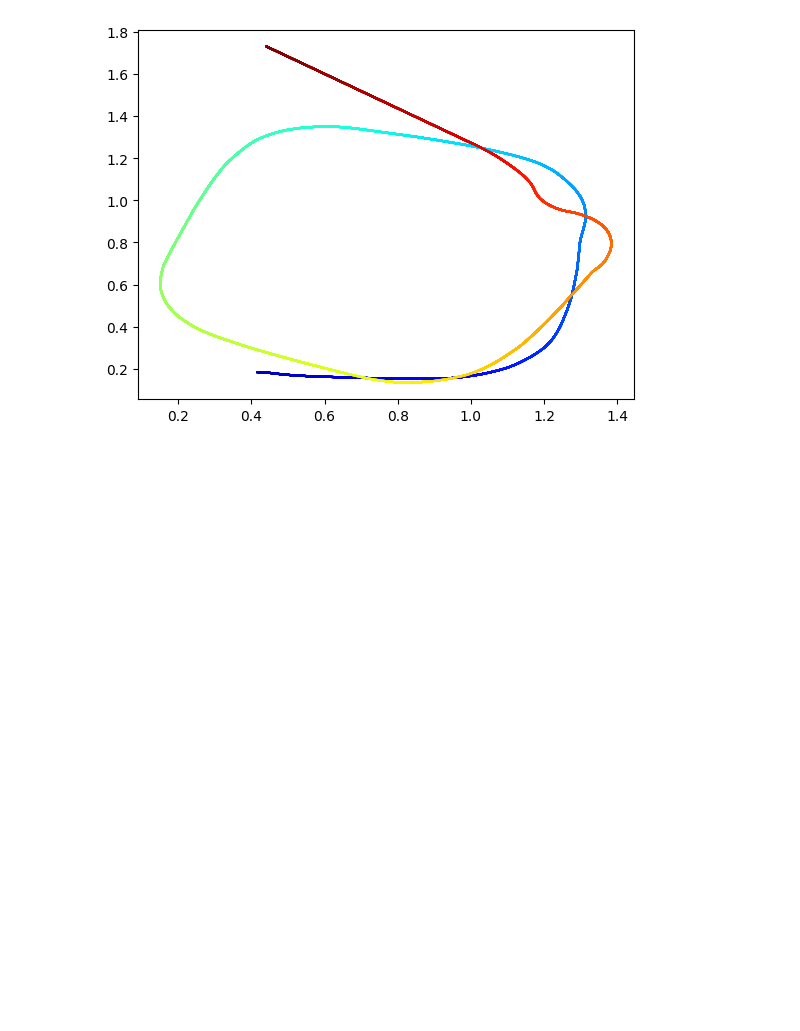
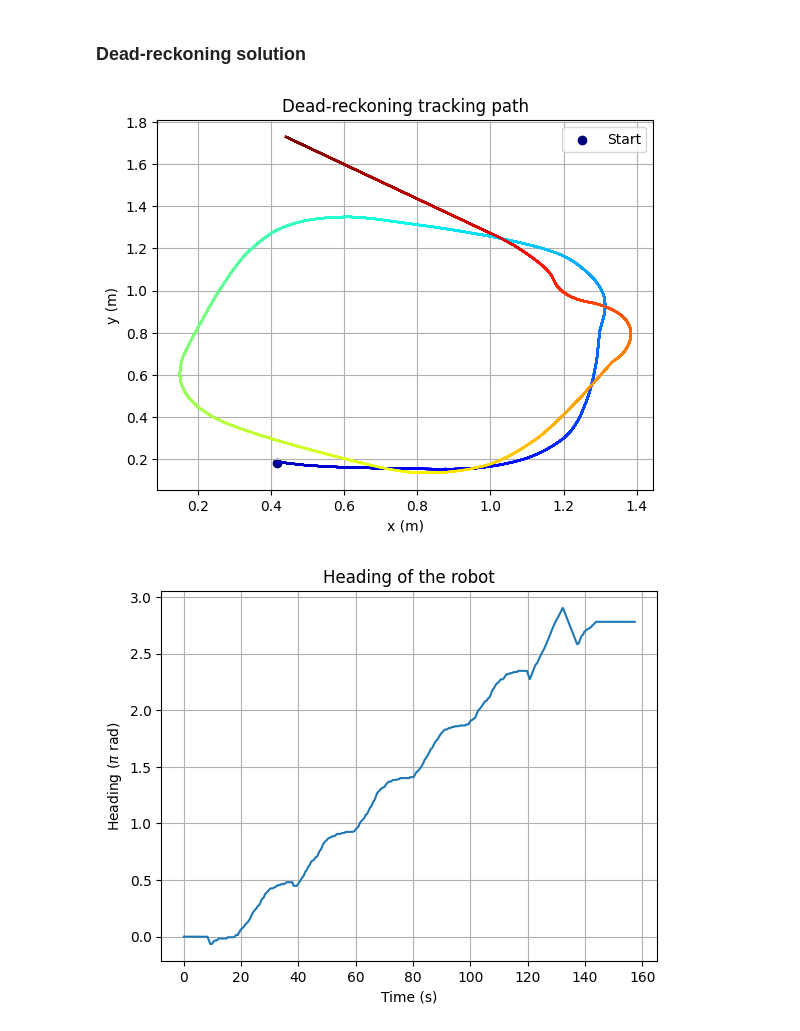
Before and after one commit to davidoroian/bsf_part_two, a Jupyter notebook: src/Task6.ipynb, the cells around one changed output. Cells and saved outputs as stored; diff of their text form; code cells hidden in the pictures; blank space fills up the shorter version.

Commit message:
Task 6 completed, plots of results added

```diff
--- a/src/Task6.ipynb
+++ b/src/Task6.ipynb
@@ -55,7 +78,6 @@ motor_right = motor_data[:,2]
 
 IMU_data = np.loadtxt('../data/task6-task7/imu_tracking_task6.csv',delimiter=',',dtype='float')
 gyro_time = IMU_data[:,0]
-gyro_z = IMU_data[:,8]*np.pi/180
-gyro_z = gyro_z-gyro_z_bias
-calibration_speed = calibration_speed*100/30 # task 3
-robot_speed_estimates = (motor_left+motor_right)/2*calibration_speed
+gyro_z = IMU_data[:,8]*np.pi/180 # to radians
+gyro_z = gyro_z-gyro_z_bias # subtracting bias
+robot_speed_estimates = (motor_left+motor_right)/2*speed_100 #averaged speed of both sides
@@ -63,6 +87,7 @@ robot_speed_estimates = (motor_left+motor_right)/2*calibration_speed
 f_robot = lambda x,u: np.array( [u[0]*np.cos(x[2]),
                                  u[0]*np.sin(x[2]),
                                  u[1]] )
+
 def Euler_method(func, u, x0, T):
     x = np.zeros((len(T),3))
     x[0] = x0
@@ -70,11 +95,13 @@ def Euler_method(func, u, x0, T):
         dt = T[n] - T[n-1]
         x[n,:] = x[n-1,:] + func(x[n-1,:], u[n-1,:]) * dt
     return x
-def robot_jacobian(x, u):
+
+def dead_reconing_jacobian(x, u):
     jac = np.array([ [0, 0,  -u[0] * np.sin(x[2])],
                      [0, 0,  u[0] * np.cos(x[2])],
                      [0, 0,  0] ])
     return jac
+
 def linearization_solution(f, jac, t, x0, u):
     x = np.zeros((t.shape[0],x0.shape[0]))
     I = np.eye(x0.shape[0])
@@ -88,5 +121,4 @@ def linearization_solution(f, jac, t, x0, u):
 # %%
-
 k = 0
 u_robot = np.zeros((gyro_z.shape[0],2))
 for i, speed in enumerate(robot_speed_estimates):
@@ -103,28 +135,45 @@ for i, speed in enumerate(robot_speed_estimates):
         # u_robot[k+j,1] = ang_velocity
     if (k >= (len(gyro_z)-1)):
         break
-
-x_robot_0 = np.array([0.417,0.185,0])
-dead_reckoning = Euler_method(f_robot, u_robot, x_robot_0, gyro_time)
-x_linear = linearization_solution(f_robot,
-                                  robot_jacobian,
-                                  gyro_time,
-                                  x_robot_0,
-                                  u_robot)
-
-from matplotlib import cm
-x = x_linear[:,0]
-y = x_linear[:,1]
-
-MAP = 'jet'
-NPOINTS = len(x)
-
-fig = plt.figure()
-ax1 = fig.add_subplot(111)
-cm = plt.get_cmap(MAP)
-for i in range(10):
-    ax1.set_prop_cycle('color',[cm(1.0*i/(NPOINTS-1)) for i in range(NPOINTS-1)])
-    for i in range(NPOINTS-1):
-        plt.plot(x[i:i+2],y[i:i+2])
-# %% [output]
-[figure, removed]
+# %% [markdown]
+### Dead-reckoning solution
+# %%
+
+x_robot_0 = np.array([0.417,0.185,0])
+# dead_reckoning = Euler_method(f_robot, u_robot, x_robot_0, gyro_time)
+dead_reckoning = linearization_solution(f_robot,
+                                  dead_reconing_jacobian,
+                                  gyro_time,
+                                  x_robot_0,
+                                  u_robot)
+
+
+x = dead_reckoning[:,0]
+y = dead_reckoning[:,1]
+
+MAP = 'jet'
+NPOINTS = len(x)
+
+fig = plt.figure()
+ax1 = fig.add_subplot(111)
+cm = plt.get_cmap(MAP)
+for i in range(10):
+    ax1.set_prop_cycle('color',[cm(1.0*i/(NPOINTS-1)) for i in range(NPOINTS-1)])
+    for i in range(NPOINTS-1):
+        plt.plot(x[i:i+2],y[i:i+2])
+plt.title("Dead-reckoning tracking path")
+plt.xlabel('x (m)')
+plt.ylabel('y (m)')
+plt.scatter(x[0],y[0]).set_label('Start')
+plt.legend()
+plt.grid()
+
+plt.figure()
+plt.plot(gyro_time-gyro_time[0],dead_reckoning[:,2]/np.pi)
+plt.title("Heading of the robot")
+plt.xlabel("Time (s)")
+plt.ylabel("Heading ($\\pi$ rad)")
+plt.grid()
+# %% [output]
+[figure, added]
+[figure, added]
```
Also changed, not shown: parts of 9 cells of this notebook, 2 other files.
